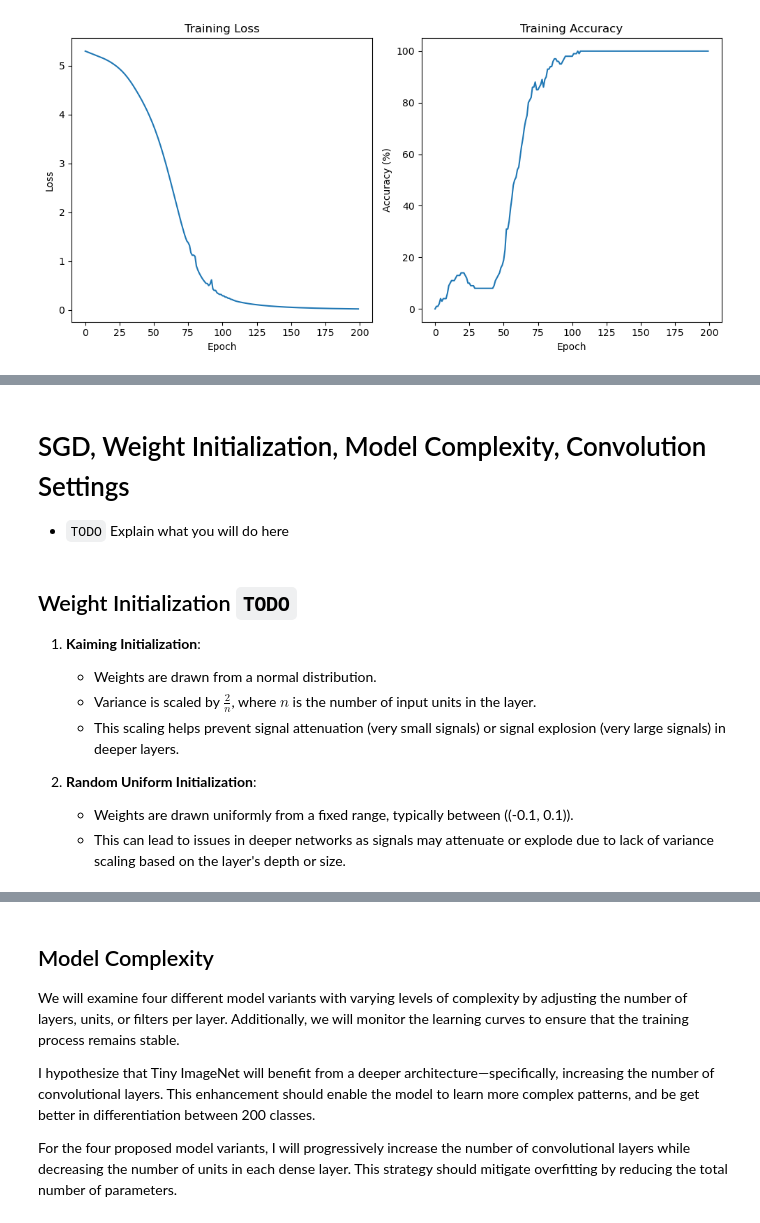
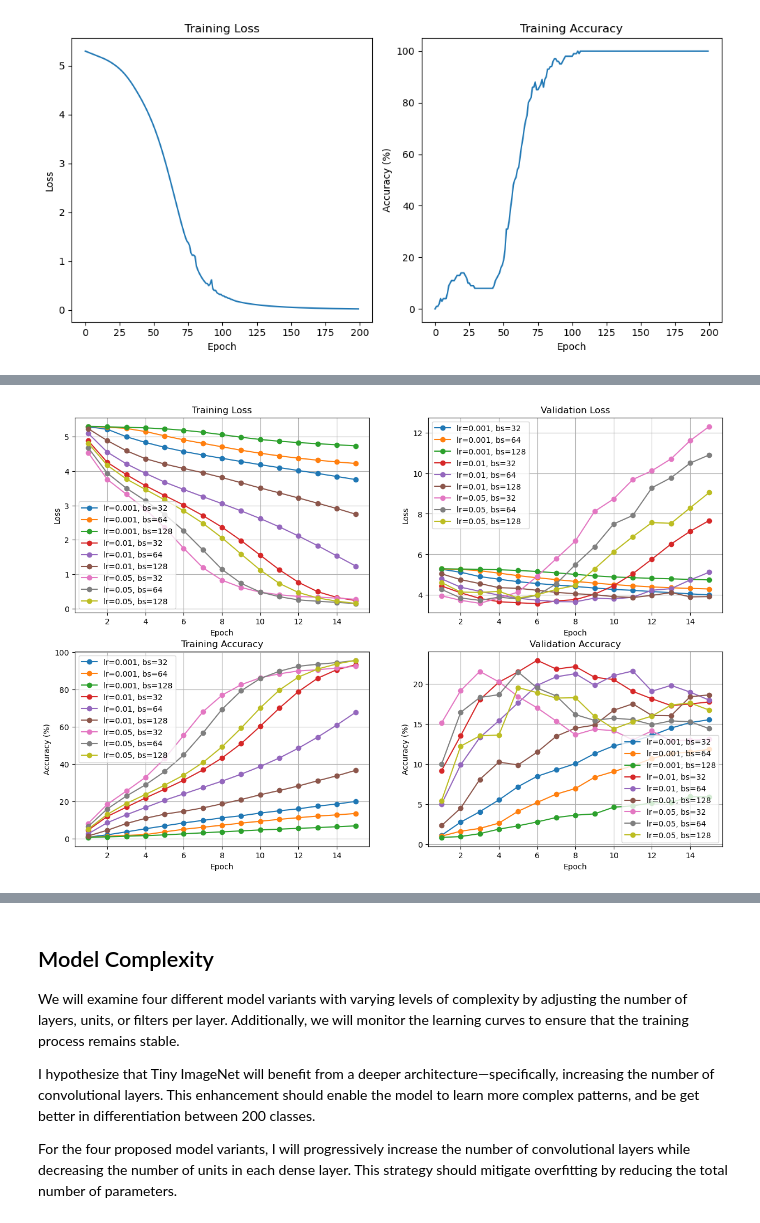
Before and after one commit to hariveliki/deep-learning, a Jupyter notebook: mc1new.ipynb, the cells around one changed output, grey strips where cells are left out. Drawn from its saved outputs; the diff is of its cells as text; code cells hidden in the pictures.

```diff
--- a/mc1new.ipynb
+++ b/mc1new.ipynb
@@ -312,7 +221,8 @@ Train Loss: 0.024445287883281708
 Train Accuracy: 100.0
 [figure]
 # %%
-# TODO evaluate the model on the validation set
+import json
+
 confs = [
     ("C", {"kernel": 3, "channels": 16}),
     ("P", {"kernel": 2}),
@@ -323,10 +233,10 @@ confs = [
 ]
 device = torch.device("mps" if torch.backends.mps.is_available() else None)
 criterion = nn.CrossEntropyLoss()
-learning_rates = [0.0001, 0.001, 0.01]
-batch_sizes = [32, 64]
-results = {}
-epochs = 10
+learning_rates = [ 0.001, 0.01, 0.05]
+batch_sizes = [32, 64, 128]
+lr_bs_results = {}
+epochs = 15
 for lr in learning_rates:
     print(f"Learning rate: {lr}")
     for bs in batch_sizes:
@@ -336,13 +246,18 @@ for lr in learning_rates:
         if device is not None:
             model.to(device)
         optimizer = optim.SGD(model.parameters(), lr=lr)
-        loss_train, train_accuracy = train(
+        history = train(
             model,
             epochs=epochs,
             train_loader=train_loader,
+            valid_loader=valid_loader,
             criterion=criterion,
             optimizer=optimizer,
             device=device,
         )
-        results[(lr, bs)] = (loss_train, train_accuracy)
+        name = f"lr={lr}, bs={bs}"
+        lr_bs_results[name] = history
+
+with open("results/lr_bs_results.json", "w") as f:
+    json.dump(lr_bs_results, f)
 # %% [output]
@@ -399,13 +300,10 @@ For the right learning rate and batch size, there are two candidates which show
-# %% [markdown]
-# SGD, Weight Initialization, Model Complexity, Convolution Settings
-- `TODO` Explain what you will do here
-# %% [markdown]
-## Weight Initialization `TODO`
-1. **Kaiming Initialization**:
-   - Weights are drawn from a normal distribution.
-   - Variance is scaled by $\frac{2}{n}$, where $n$ is the number of input units in the layer.
-   - This scaling helps prevent signal attenuation (very small signals) or signal explosion (very large signals) in deeper layers.
-
-2. **Random Uniform Initialization**:
-   - Weights are drawn uniformly from a fixed range, typically between \((-0.1, 0.1)\).
-   - This can lead to issues in deeper networks as signals may attenuate or explode due to lack of variance scaling based on the layer's depth or size.
+# %%
+import importlib
+import plot_lr_bs
+importlib.reload(plot_lr_bs)
+from plot_lr_bs import plot_lr_bs_results
+with open("results/lr_bs_results.json", "r") as f:
+    lr_bs_results = json.load(f)
+plot_lr_bs_results(lr_bs_results)
+# %% [output]
+[figure, added]
```
Also changed, not shown: parts of 42 cells of this notebook, 6 other files.
